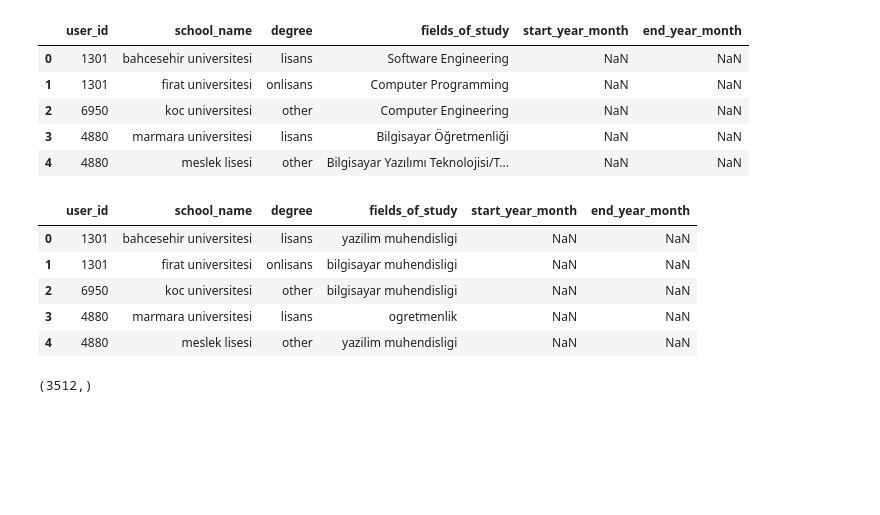
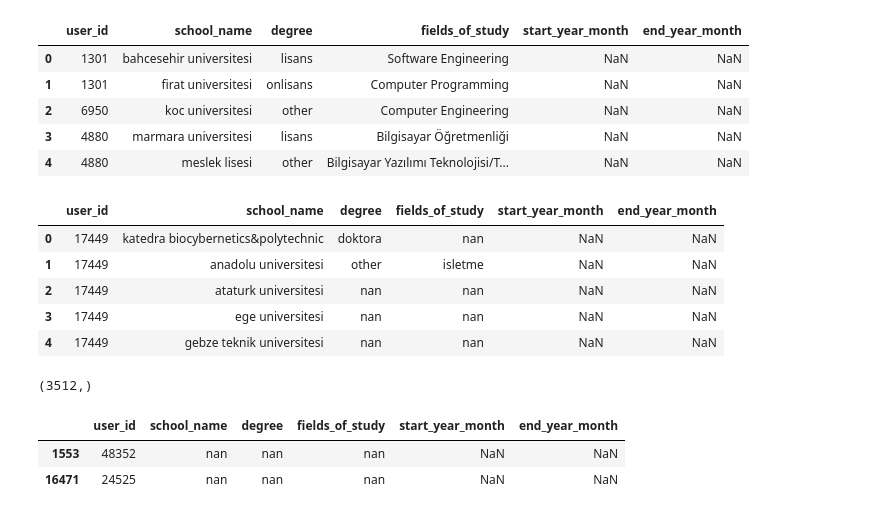
Before and after one commit to furkaneneseren/Datathon-BBVA, a Jupyter notebook: education.ipynb, the cells around one changed output. Cells and saved outputs as stored; diff of their text form; code cells hidden in the pictures; blank space fills up the shorter version.

Commit message:
education encoded tested

```diff
--- a/education.ipynb
+++ b/education.ipynb
@@ -217,3 +218,7 @@ t
 | 114090 | 248 | Fırat Üniversitesi | lisans | Yazılım Mühendisliği | NaN | NaN |
 | 114091 | 248 | Hakkari Mesleki ve Teknik Anadolu... | lise | Bilişim | NaN | NaN |
 114092 rows × 6 columns
+# %%
+mask = education_test_data.degree.map(education_test_data.degree.value_counts()) < 516
+education_test_data.degree =  education_test_data.degree.mask(mask, 'other')
+education_test_data
@@ -351,9 +381,11 @@ def test_clean(string):
     string = string.replace("technical", "teknik")
     return string
 # %%
-t["school_name"] = t["school_name"].swifter.apply(test_clean)
+education_train_data["school_name"] = education_train_data["school_name"].swifter.apply(test_clean)
+education_test_data["school_name"] = education_test_data["school_name"].swifter.apply(test_clean)
 # %%
-t["school_name"] = t["school_name"].swifter.apply(school_clean)
+education_train_data["school_name"] = education_train_data["school_name"].swifter.apply(school_clean)
+education_test_data["school_name"] = education_test_data["school_name"].swifter.apply(school_clean)
 # %%
 counts = t.school_name.value_counts()
 counts.to_csv("school_counts3.csv", index=True)
@@ -441,19 +473,20 @@ def field_clean(string):
     else:
         return string
 # %%
-z["fields_of_study"] = z["fields_of_study"].swifter.apply(field_clean)
+education_train_data["fields_of_study"] = education_train_data["fields_of_study"].swifter.apply(field_clean)
+education_test_data["fields_of_study"] = education_test_data["fields_of_study"].swifter.apply(field_clean)
 # %%
 counts = z.fields_of_study.value_counts()
 counts.to_csv("field_counts5.csv", index=True)
 # %%
-z.head()
+education_test_data.head()
 # %% [output]
 |  | user_id | school_name | degree | fields_of_study | start_year_month | end_year_month |
-| 0 | 1301 | bahcesehir universitesi | lisans | yazilim muhendisligi | NaN | NaN |
-| 1 | 1301 | firat universitesi | onlisans | bilgisayar muhendisligi | NaN | NaN |
-| 2 | 6950 | koc universitesi | other | bilgisayar muhendisligi | NaN | NaN |
-| 3 | 4880 | marmara universitesi | lisans | ogretmenlik | NaN | NaN |
-| 4 | 4880 | meslek lisesi | other | yazilim muhendisligi | NaN | NaN |
+| 0 | 17449 | katedra biocybernetics&polytechnic | doktora | nan | NaN | NaN |
+| 1 | 17449 | anadolu universitesi | other | isletme | NaN | NaN |
+| 2 | 17449 | ataturk universitesi | nan | nan | NaN | NaN |
+| 3 | 17449 | ege universitesi | nan | nan | NaN | NaN |
+| 4 | 17449 | gebze teknik universitesi | nan | nan | NaN | NaN |
 # %%
 z.fields_of_study.value_counts().shape
 # %% [output]
@@ -461,3 +494,9 @@ z.fields_of_study.value_counts().shape
 # %%
 counts = z.school_name.value_counts()
 counts.to_csv("school_name.csv", index=True)
+# %%
+education_test_data[education_test_data["school_name"]=="nan"]
+# %% [output]
+|  | user_id | school_name | degree | fields_of_study | start_year_month | end_year_month |
+| 1553 | 48352 | nan | nan | nan | NaN | NaN |
+| 16471 | 24525 | nan | nan | nan | NaN | NaN |
```
Also changed, not shown: parts of 115 cells of this notebook.
